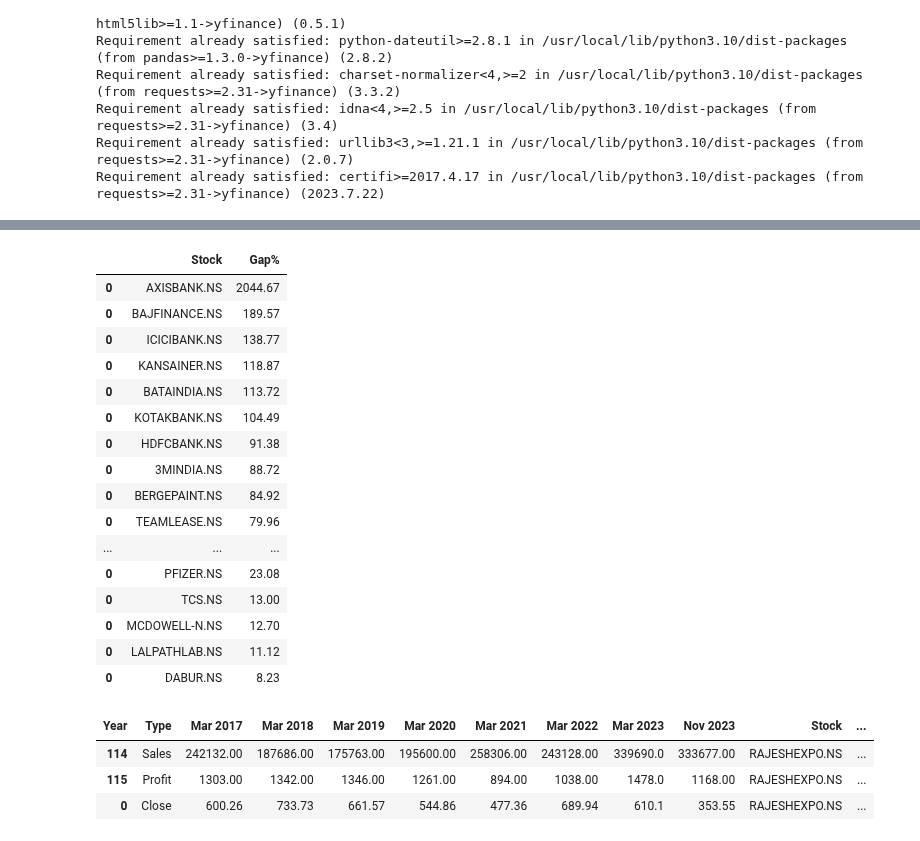
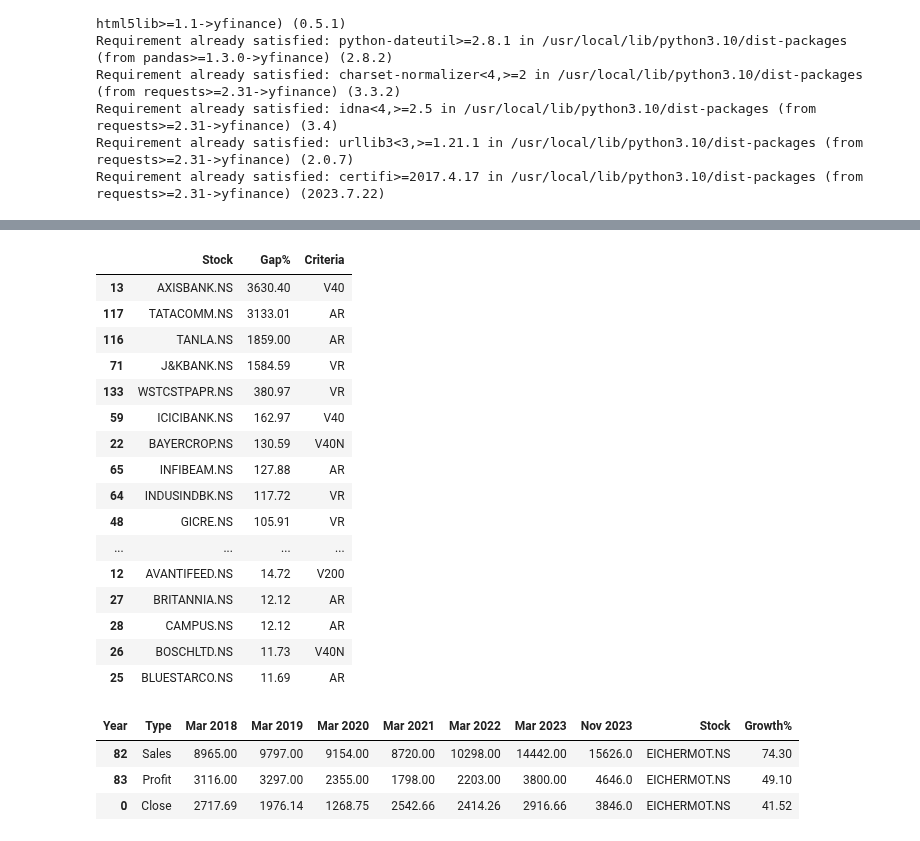
Before and after one commit to ankit-rathi/Quantvesting_v1, a Jupyter notebook: myProspects_Valuation_Gap_Analysis.ipynb, the cells around one changed output, grey strips where cells are left out. Cells and saved outputs as stored; diff of their text form; code cells hidden in the pictures.

```diff
--- a/myProspects_Valuation_Gap_Analysis.ipynb
+++ b/myProspects_Valuation_Gap_Analysis.ipynb
@@ -40,11 +40,11 @@ path_mypf = 'https://raw.githubusercontent.com/ankit-rathi/Data-Science-with-Pyt
 mypf = pd.read_csv(path_mypf + 'myProspectsScrips.csv')
 
 #mypf = mypf[(mypf['Criteria'] == 'V40') | (mypf['Criteria'] == 'V40N')]
-mypf = mypf[mypf['Criteria'].isin(['V40','V40N'])]
+mypf = mypf[mypf['Criteria'].isin(['V40','V40N','VR','AR', 'V200'])]
 
 stock_n100 = mypf['Symbol'].unique()
 
-exclude = ['ACC','AMBUJACEM','CADILAHC','PGHH','SIEMENS', 'GILLETTE', 'NESTLEIND', 'SANOFI']
+exclude = ['ACC','AMBUJACEM','CADILAHC','PGHH','SIEMENS', 'GILLETTE', 'NESTLEIND', 'SANOFI', 'AMARAJABAT', 'SCHAEFFLER ']
 
 stock_n100 = mypf[~mypf['Symbol'].isin(exclude) ]['Symbol']
 
@@ -65,12 +65,12 @@ df_latest_analysis = pd.DataFrame()
 for stock_name in stock_ids:
 
 
-    print(stock_name)
+    #print(stock_name)
 
     link_blueprint = "https://www.screener.in/company/"
 
     stock_list = ['3MINDIA', 'AUBANK', 'COLPAL', 'GLAND', 'LUXIND', 'WHIRLPOOL' , 'IEX', 'ROSSARI', 'VALIANTORG', 'VINATIORGA', 'TATAELXSI',
-                  'AMARAJABAT', 'EQUITAS']
+                  'AMARAJABAT', 'EQUITAS', 'AAVAS', 'CAMS', 'DREAMFOLKS', 'LICI']
 
     if stock_name in stock_list:
         actual_link = link_blueprint + stock_name.upper()
@@ -110,9 +110,9 @@ for stock_name in stock_ids:
 
         df_yoy = pd.DataFrame()
         #print(test_list)
-        s = test_list.index(end_year) +1 - test_list.index('Mar 2017')
+        s = test_list.index(end_year) +1 - test_list.index('Mar 2018')
 
-        df_yoy['Year'] = test_list[test_list.index('Mar 2017'):test_list.index(end_year)+1]
+        df_yoy['Year'] = test_list[test_list.index('Mar 2018'):test_list.index(end_year)+1]
         df_yoy['Sales'] = test_list[test_list.index('Expenses\xa0+')-s:test_list.index('Expenses\xa0+')]
         df_yoy['Profit'] = test_list[test_list.index('Tax %')-s:test_list.index('Tax %')]
 
@@ -126,6 +126,6 @@ df_latest_analysis.index.names = ['Type']
 df_latest_analysis.reset_index(inplace=True)
 df_latest_analysis.rename(columns={'TTM': 'Nov 2023'}, inplace=True)
 #df_latest_analysis.drop('TTM', axis=1, inplace=True)
-cols = [ 'Mar 2017','Mar 2018', 'Mar 2019', 'Mar 2020', 'Mar 2021', 'Mar 2022', 'Mar 2023', 'Nov 2023']
+cols = [ 'Mar 2018', 'Mar 2019', 'Mar 2020', 'Mar 2021', 'Mar 2022', 'Mar 2023', 'Nov 2023']
 for col in cols:
     df_latest_analysis[col] = df_latest_analysis[col].str.replace(',', '').astype(float)
@@ -166,7 +148,7 @@ for stock_name in stock_ids:
   moving_avg = 'SMA'
 
   # import the closing price data of the stock for the aforementioned period of time in Pandas dataframe
-  stock_df = yfin.Ticker(stock_symbol).history(period='7y', interval='1mo')[map(str.title, ['open', 'close', 'low', 'high', 'volume'])]
+  stock_df = yfin.Ticker(stock_symbol).history(period='6y', interval='1mo')[map(str.title, ['open', 'close', 'low', 'high', 'volume'])]
   stock_df['200_SMA'] = round(stock_df['Close'].rolling(window = 200, min_periods = 1).mean(),0)
   stock_df['Dev%_200'] = round((stock_df['Close'] - stock_df['200_SMA'])*100/stock_df['200_SMA'],2)
   stock_df.dropna(axis = 0, inplace = True) # remove any null rows
@@ -205,6 +188,6 @@ stock_df_final
 # %%
 df_gap_analysis = df_latest_analysis.append(stock_df_final)
-df_gap_analysis['Growth%'] = (df_gap_analysis['Nov 2023'] - df_gap_analysis['Mar 2021'])*100/df_gap_analysis['Mar 2018']
+df_gap_analysis['Growth%'] = (df_gap_analysis['Nov 2023'] - df_gap_analysis['Mar 2018'])*100/df_gap_analysis['Mar 2018']
 df_gap_analysis['Growth%'] = round(df_gap_analysis['Growth%'],2)
 df_gap_analysis
 # %% [output]
@@ -224,41 +207,47 @@ df_gap_analysis
 # %%
 stock_df_gap = pd.DataFrame()
 
 for stock_name in stock_ids:
 
   stock_symbol = stock_name + '.NS'
   #print(stock_symbol)
   tmp_df = df_gap_analysis[df_gap_analysis['Stock'] == stock_symbol]
-  gap_perc = round(tmp_df[tmp_df['Type'] == 'Profit']['Growth%'].values[0]  - tmp_df[tmp_df['Type'] == 'Close']['Growth%'].values[0],2)
+  try:
+    gap_perc = round(tmp_df[tmp_df['Type'] == 'Profit']['Growth%'].values[0]  - tmp_df[tmp_df['Type'] == 'Close']['Growth%'].values[0],2)
+  except:
+    pass
   #print(gap_perc)
   tmp_df = pd.DataFrame()
   tmp_df['Stock'] = [stock_symbol]
   tmp_df['Gap%'] = [gap_perc]
   stock_df_gap = pd.concat([stock_df_gap, tmp_df])
 
+cols = ['Stock', 'Criteria']
+tmp_df = mypf[cols]
+stock_df_gap = pd.merge(stock_df_gap, tmp_df,  on='Stock')
 stock_df_gap.sort_values(['Gap%'], ascending=[False]).head(30)
 # %% [output]
-|  | Stock | Gap% |
-| 0 | AXISBANK.NS | 2044.67 |
-| 0 | BAJFINANCE.NS | 189.57 |
-| 0 | ICICIBANK.NS | 138.77 |
-| 0 | KANSAINER.NS | 118.87 |
-| 0 | BATAINDIA.NS | 113.72 |
-| 0 | KOTAKBANK.NS | 104.49 |
-| 0 | HDFCBANK.NS | 91.38 |
-| 0 | 3MINDIA.NS | 88.72 |
-| 0 | BERGEPAINT.NS | 84.92 |
-| 0 | TEAMLEASE.NS | 79.96 |
-| ... | ... | ... |
-| 0 | PFIZER.NS | 23.08 |
-| 0 | TCS.NS | 13.00 |
-| 0 | MCDOWELL-N.NS | 12.70 |
-| 0 | LALPATHLAB.NS | 11.12 |
-| 0 | DABUR.NS | 8.23 |
+|  | Stock | Gap% | Criteria |
+| 13 | AXISBANK.NS | 3630.40 | V40 |
+| 117 | TATACOMM.NS | 3133.01 | AR |
+| 116 | TANLA.NS | 1859.00 | AR |
+| 71 | J&KBANK.NS | 1584.59 | VR |
+| 133 | WSTCSTPAPR.NS | 380.97 | VR |
+| 59 | ICICIBANK.NS | 162.97 | V40 |
+| 22 | BAYERCROP.NS | 130.59 | V40N |
+| 65 | INFIBEAM.NS | 127.88 | AR |
+| 64 | INDUSINDBK.NS | 117.72 | VR |
+| 48 | GICRE.NS | 105.91 | VR |
+| ... | ... | ... | ... |
+| 12 | AVANTIFEED.NS | 14.72 | V200 |
+| 27 | BRITANNIA.NS | 12.12 | AR |
+| 28 | CAMPUS.NS | 12.12 | AR |
+| 26 | BOSCHLTD.NS | 11.73 | V40N |
+| 25 | BLUESTARCO.NS | 11.69 | AR |
 # %%
-df_gap_analysis[df_gap_analysis['Stock']  == 'RAJESHEXPO.NS']
+df_gap_analysis[df_gap_analysis['Stock']  == 'EICHERMOT.NS']
 # %% [output]
-| Year | Type | Mar 2017 | Mar 2018 | Mar 2019 | Mar 2020 | Mar 2021 | Mar 2022 | Mar 2023 | Nov 2023 | Stock | ... |
-| 114 | Sales | 242132.00 | 187686.00 | 175763.00 | 195600.00 | 258306.00 | 243128.00 | 339690.0 | 333677.00 | RAJESHEXPO.NS | ... |
-| 115 | Profit | 1303.00 | 1342.00 | 1346.00 | 1261.00 | 894.00 | 1038.00 | 1478.0 | 1168.00 | RAJESHEXPO.NS | ... |
-| 0 | Close | 600.26 | 733.73 | 661.57 | 544.86 | 477.36 | 689.94 | 610.1 | 353.55 | RAJESHEXPO.NS | ... |
+| Year | Type | Mar 2018 | Mar 2019 | Mar 2020 | Mar 2021 | Mar 2022 | Mar 2023 | Nov 2023 | Stock | Growth% |
+| 82 | Sales | 8965.00 | 9797.00 | 9154.00 | 8720.00 | 10298.00 | 14442.00 | 15626.0 | EICHERMOT.NS | 74.30 |
+| 83 | Profit | 3116.00 | 3297.00 | 2355.00 | 1798.00 | 2203.00 | 3800.00 | 4646.0 | EICHERMOT.NS | 49.10 |
+| 0 | Close | 2717.69 | 1976.14 | 1268.75 | 2542.66 | 2414.26 | 2916.66 | 3846.0 | EICHERMOT.NS | 41.52 |
```
Also changed, not shown: parts of 5 cells of this notebook.
